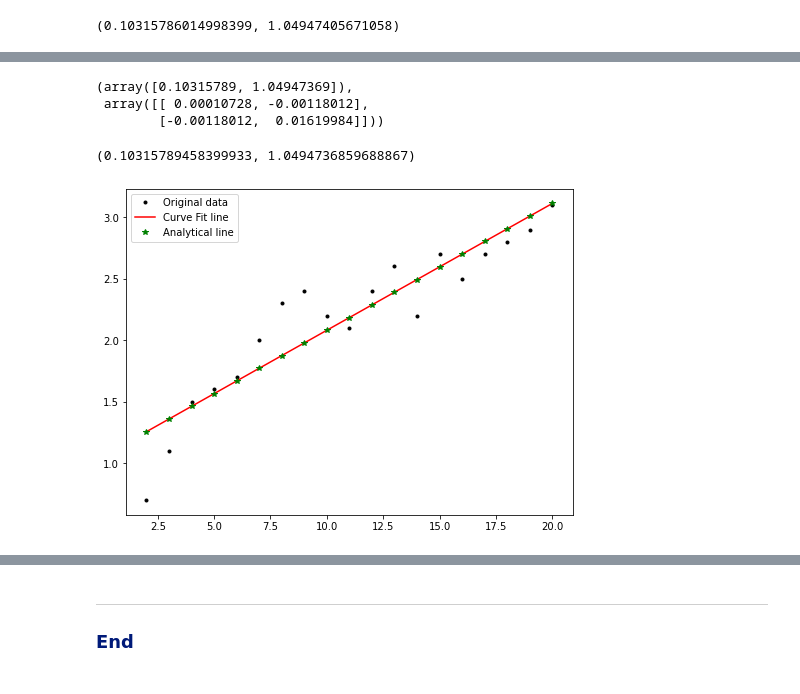
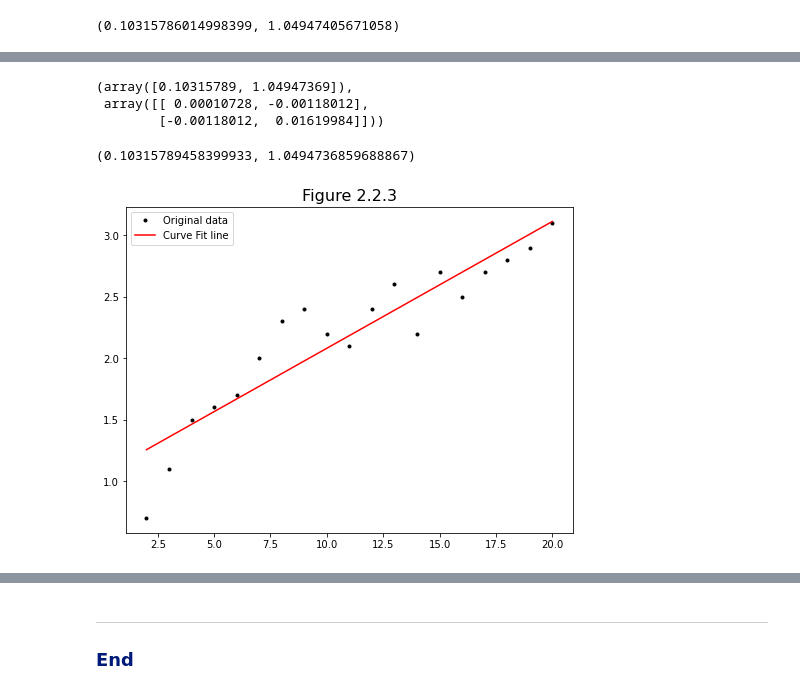
Before and after one commit to SarahMcN25/machine_stastics_assessment, a Jupyter notebook: practicals/02-models-exercises.ipynb, the cells around one changed output, grey strips where cells are left out. Cells and saved outputs as stored; diff of their text form; code cells hidden in the pictures.

```diff
--- a/practicals/02-models-exercises.ipynb
+++ b/practicals/02-models-exercises.ipynb
@@ -131,19 +135,2 @@ https://numpy.org/doc/stable/reference/generated/numpy.polyfit.html
 x = np.array([2.0, 3.0, 4.0, 5.0, 6.0, 7.0, 8.0, 9.0, 10.0, 11.0, 12.0, 13.0, 14.0, 15.0, 16.0, 17.0, 18.0, 19.0, 20.0])
 y = np.array([0.7, 1.1, 1.5, 1.6, 1.7, 2.0, 2.3, 2.4, 2.2, 2.1, 2.4, 2.6, 2.2, 2.7, 2.5, 2.7, 2.8, 2.9, 3.1])
-# %%
-# Calculate the best values for m and c.
-
-# First calculate the means (a.k.a. averages) of w and d.
-x_avg = np.mean(x)
-y_avg = np.mean(y)
-
-# Subtract means from w and d.
-x_zero = x - x_avg
-y_zero = y - y_avg
-
-# The best m is found by the following calculation.
-m = np.sum(x_zero * y_zero) / np.sum(x_zero * x_zero)
-# Use m from above to calculate the best c.
-c = y_avg - m * x_avg
-
-print("m is %8.6f and c is %6.6f." % (m, c))
@@ -152,3 +144,5 @@ m is 0.103158 and c is 1.049474.
 # %%
-np.polyfit(x, y, 1)
+# Setting values for m and c using the polyfit method.
+m_p, c_p = np.polyfit(x, y, 1)
+m_p, c_p
 # %% [output]
@@ -175,5 +191,0 @@ https://docs.scipy.org/doc/scipy/reference/generated/scipy.optimize.minimize.htm
-# %%
-# Specifying values for x and y.
-# Converting to numpy array to allow for calculation.
-x = np.array([2.0, 3.0, 4.0, 5.0, 6.0, 7.0, 8.0, 9.0, 10.0, 11.0, 12.0, 13.0, 14.0, 15.0, 16.0, 17.0, 18.0, 19.0, 20.0])
-y = np.array([0.7, 1.1, 1.5, 1.6, 1.7, 2.0, 2.3, 2.4, 2.2, 2.1, 2.4, 2.6, 2.2, 2.7, 2.5, 2.7, 2.8, 2.9, 3.1])
@@ -249,5 +264,0 @@ https://docs.scipy.org/doc/scipy/reference/generated/scipy.optimize.curve_fit.ht
-# %%
-# Specifying values for x and y.
-# Converting to numpy array to allow for calculation.
-x = np.array([2.0, 3.0, 4.0, 5.0, 6.0, 7.0, 8.0, 9.0, 10.0, 11.0, 12.0, 13.0, 14.0, 15.0, 16.0, 17.0, 18.0, 19.0, 20.0])
-y = np.array([0.7, 1.1, 1.5, 1.6, 1.7, 2.0, 2.3, 2.4, 2.2, 2.1, 2.4, 2.6, 2.2, 2.7, 2.5, 2.7, 2.8, 2.9, 3.1])
@@ -256,15 +275,15 @@ y = np.array([0.7, 1.1, 1.5, 1.6, 1.7, 2.0, 2.3, 2.4, 2.2, 2.1, 2.4, 2.6, 2.2, 2
 def f(x, m, c):
     return m * x + c
 # %%
-# Run curve_fit.
+# Run curve_fit method passing in function just created, x and y.
 result = so.curve_fit(f, x, y)
+
+# Show result.
+result
+# %% [output]
+(array([0.10315789, 1.04947369]),
+ array([[ 0.00010728, -0.00118012],
+        [-0.00118012,  0.01619984]]))
-# %%
-# Look at the result.
-result
-# %% [output]
-(array([0.10315789, 1.04947369]),
- array([[ 0.00010728, -0.00118012],
-        [-0.00118012,  0.01619984]]))
 # %%
 # Pull out the parameters.
 m_f, c_f = result[0]
@@ -273,15 +292,18 @@ m_f, c_f
 # %% [output]
 (0.10315789458399933, 1.0494736859688867)
 # %%
-# Plotting all three!!
-# Plot the best fit line from the optimization.
+# Plot the curve fit line from the optimization.
 fig, ax = plt.subplots(figsize=(8, 6))
+# Origional arrays.
 ax.plot(x, y, 'k.', label='Original data')
+# Optimized one
 ax.plot(x, m_f * x + c_f, 'r-', label='Curve Fit line')
-ax.plot(x, m_a * x + c_a, 'g*', label='Analytical line')
+
+# Add legend and title.
 ax.legend()
+plt.title("Figure 2.2.3", size=16)
 
 # Show the plot.
 plt.show()
 # %% [output]
-[figure, old version]
+[figure, new version]
```
Also changed, not shown: parts of 37 cells of this notebook.
